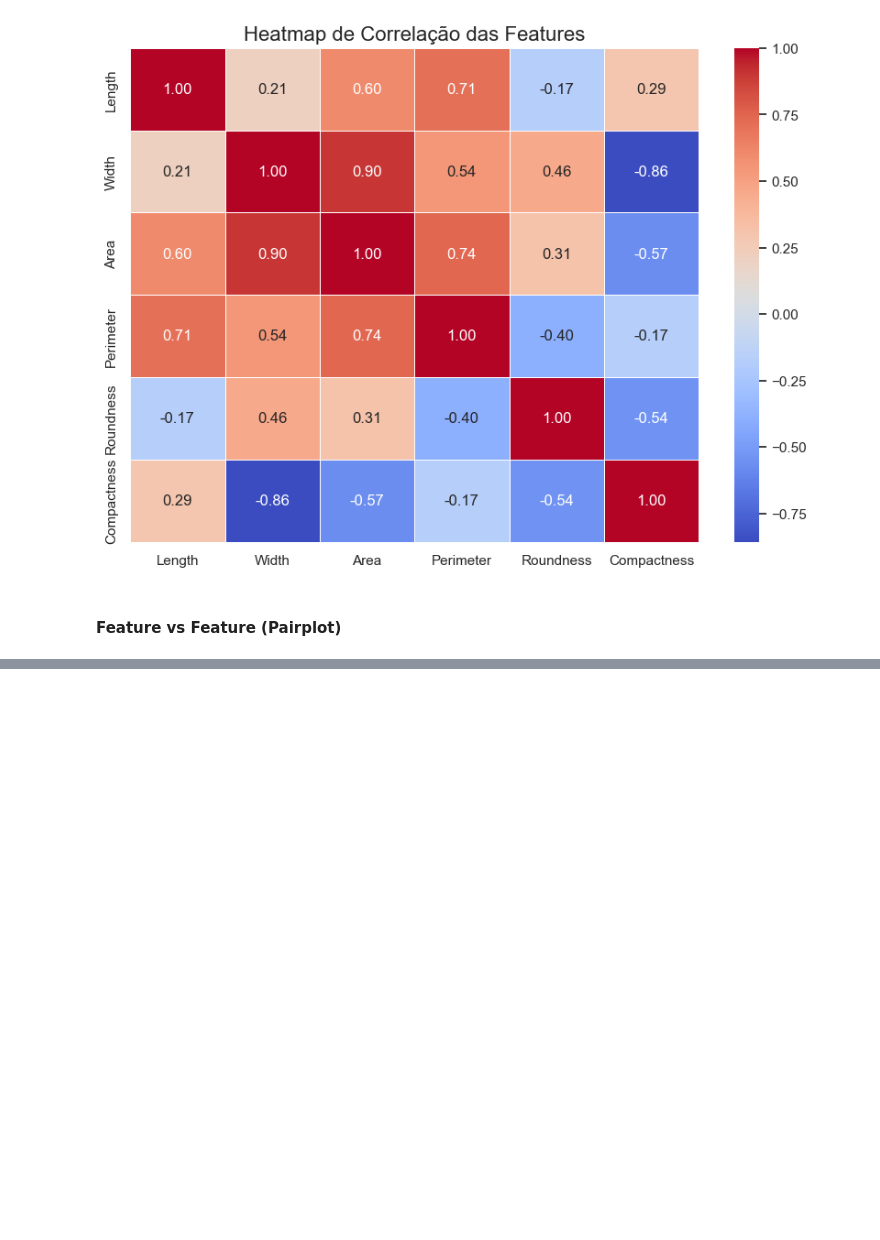
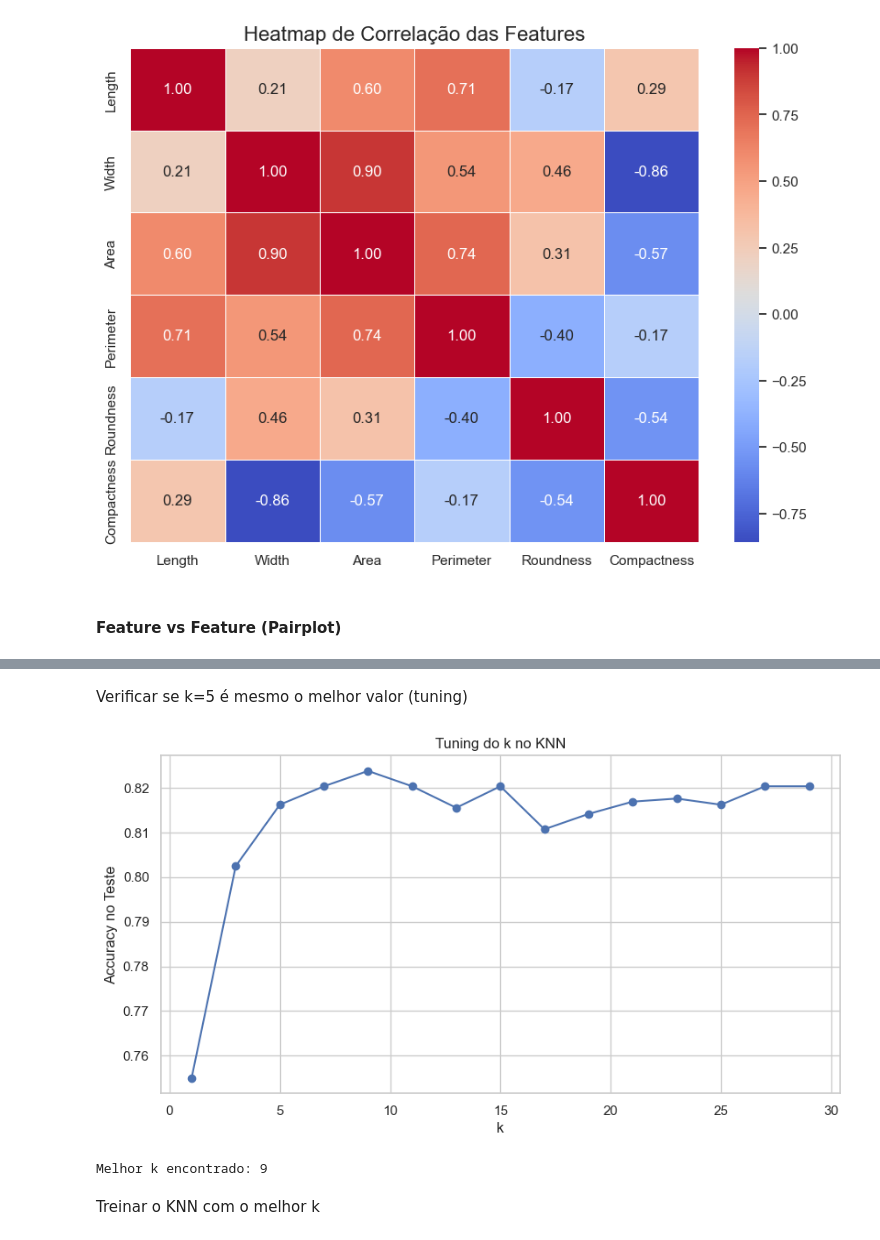
Before and after one commit to tomasgferreira06/ML_Challenge1, a Jupyter notebook: proj.ipynb, the cells around one changed output, grey strips where cells are left out. Drawn from its saved outputs; the diff is of its cells as text; code cells hidden in the pictures; blank space fills up the shorter version.

```diff
--- a/proj.ipynb
+++ b/proj.ipynb
@@ -134,0 +458,13 @@ plt.show()
+# %%
+from sklearn.neighbors import KNeighborsClassifier
+
+# Criar modelo KNN com k=5 (valor inicial típico)
+knn = KNeighborsClassifier(n_neighbors=5)
+
+# Treinar
+knn.fit(X_train_scaled, y_train)
+
+# Previsões
+y_pred_knn = knn.predict(X_test_scaled)
+
+print("Modelo KNN treinado com sucesso!")
@@ -134,0 +487,27 @@ plt.show()
+# %% [markdown]
+Verificar se k=5 é mesmo o melhor valor (tuning)
+# %%
+accuracies = []
+k_values = range(1, 30, 2)   # só ímpares para evitar empates
+
+for k in k_values:
+    knn_temp = KNeighborsClassifier(n_neighbors=k)
+    knn_temp.fit(X_train_scaled, y_train)
+    acc = knn_temp.score(X_test_scaled, y_test)
+    accuracies.append(acc)
+
+plt.figure(figsize=(10,5))
+plt.plot(k_values, accuracies, marker="o")
+plt.xlabel("k")
+plt.ylabel("Accuracy no Teste")
+plt.title("Tuning do k no KNN")
+plt.grid(True)
+plt.show()
+
+best_k = k_values[accuracies.index(max(accuracies))]
+print("Melhor k encontrado:", best_k)
+# %% [output]
+[figure, added]
+Melhor k encontrado: 9
+# %% [markdown]
+Treinar o KNN com o melhor k
```
Also changed, not shown: parts of 42 cells of this notebook.
